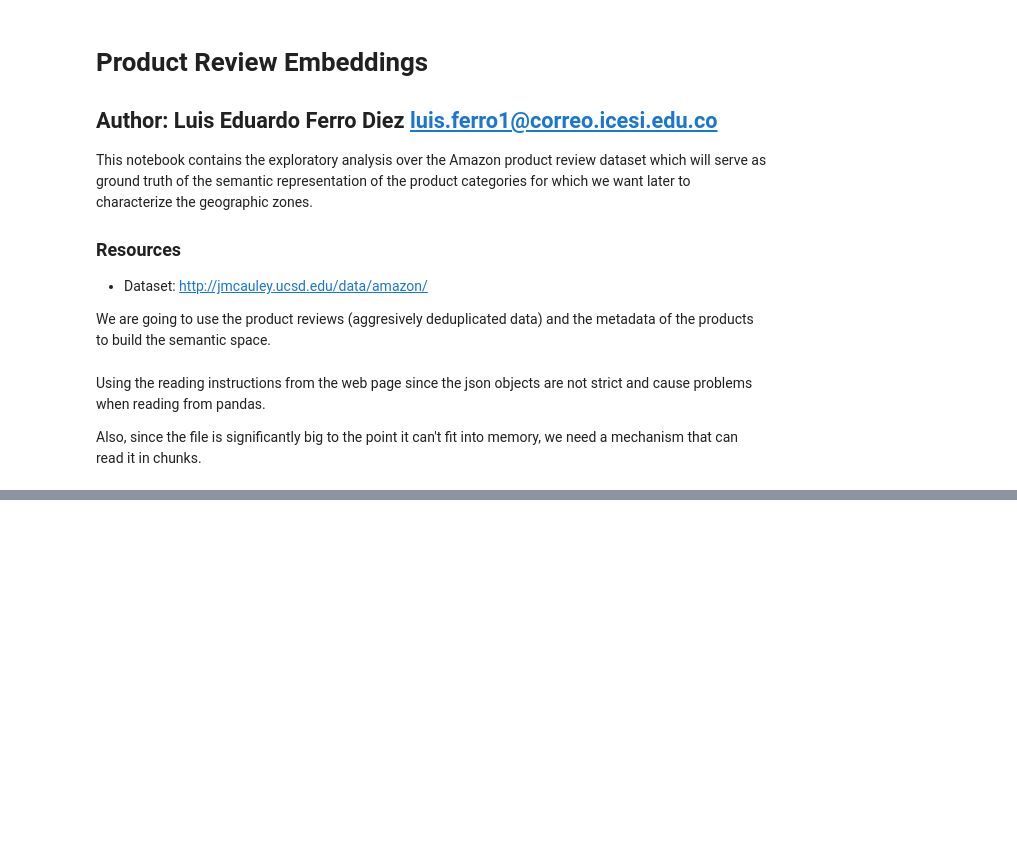
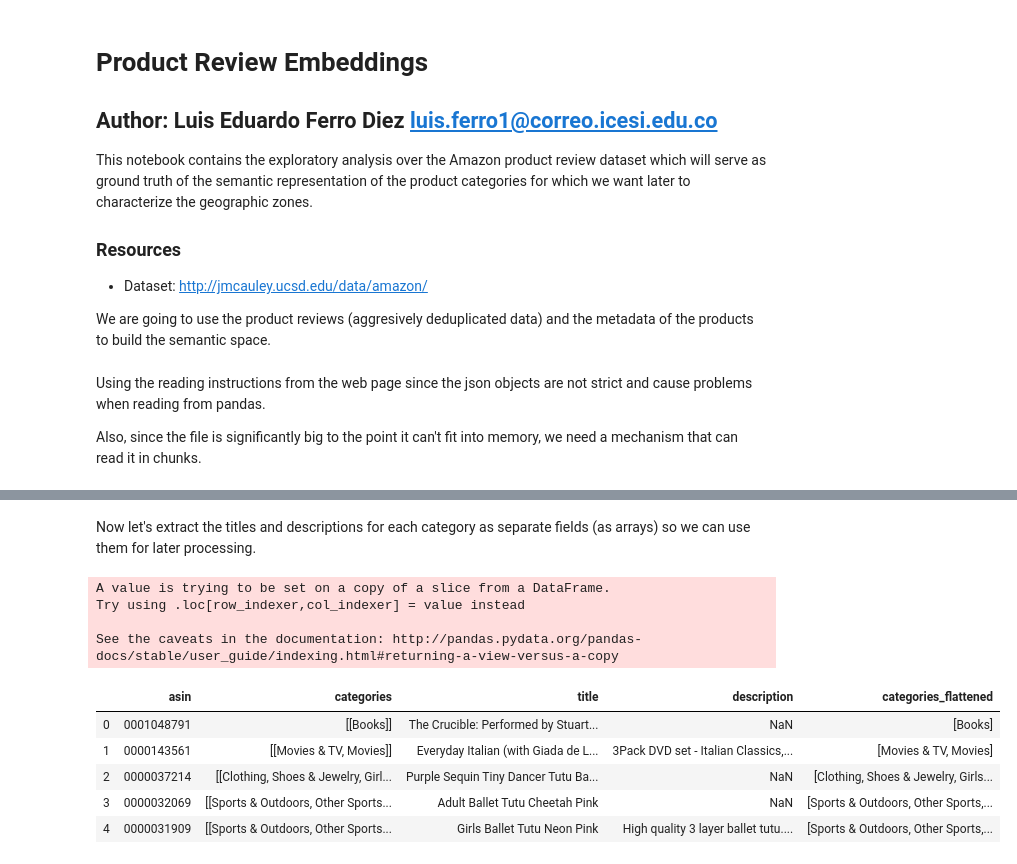
Before and after one commit to Ohtar10/wtsp, a Jupyter notebook: notebooks/jupyter/Product Reviews Embeddings.ipynb, the cells around one changed output, grey strips where cells are left out. Drawn from its saved outputs; the diff is of its cells as text; code cells hidden in the pictures; blank space fills up the shorter version.

```diff
--- a/notebooks/jupyter/Product Reviews Embeddings.ipynb
+++ b/notebooks/jupyter/Product Reviews Embeddings.ipynb
@@ -91,0 +124,17 @@ categories_flat
+# %% [markdown]
+Now let's extract the titles and descriptions for each category as separate fields (as arrays) so we can use them for later processing.
+# %%
+# Create a new field with a flattened version of the categories column for better computation
+metadata_df['categories_flattened'] = metadata_df.categories.apply(lambda cat: list(chain.from_iterable(cat)))
+metadata_df.head()
+# %% [output]
+A value is trying to be set on a copy of a slice from a DataFrame.
+Try using .loc[row_indexer,col_indexer] = value instead
+
+See the caveats in the documentation: http://pandas.pydata.org/pandas-docs/stable/user_guide/indexing.html#returning-a-view-versus-a-copy
+|  | asin | categories | title | description | categories_flattened |
+| 0 | 0001048791 | [[Books]] | The Crucible: Performed by Stuart... | NaN | [Books] |
+| 1 | 0000143561 | [[Movies & TV, Movies]] | Everyday Italian (with Giada de L... | 3Pack DVD set - Italian Classics,... | [Movies & TV, Movies] |
+| 2 | 0000037214 | [[Clothing, Shoes & Jewelry, Girl... | Purple Sequin Tiny Dancer Tutu Ba... | NaN | [Clothing, Shoes & Jewelry, Girls... |
+| 3 | 0000032069 | [[Sports & Outdoors, Other Sports... | Adult Ballet Tutu Cheetah Pink | NaN | [Sports & Outdoors, Other Sports,... |
+| 4 | 0000031909 | [[Sports & Outdoors, Other Sports... | Girls Ballet Tutu Neon Pink | High quality 3 layer ballet tutu.... | [Sports & Outdoors, Other Sports,... |
```
Also changed, not shown: parts of 26 cells of this notebook.
